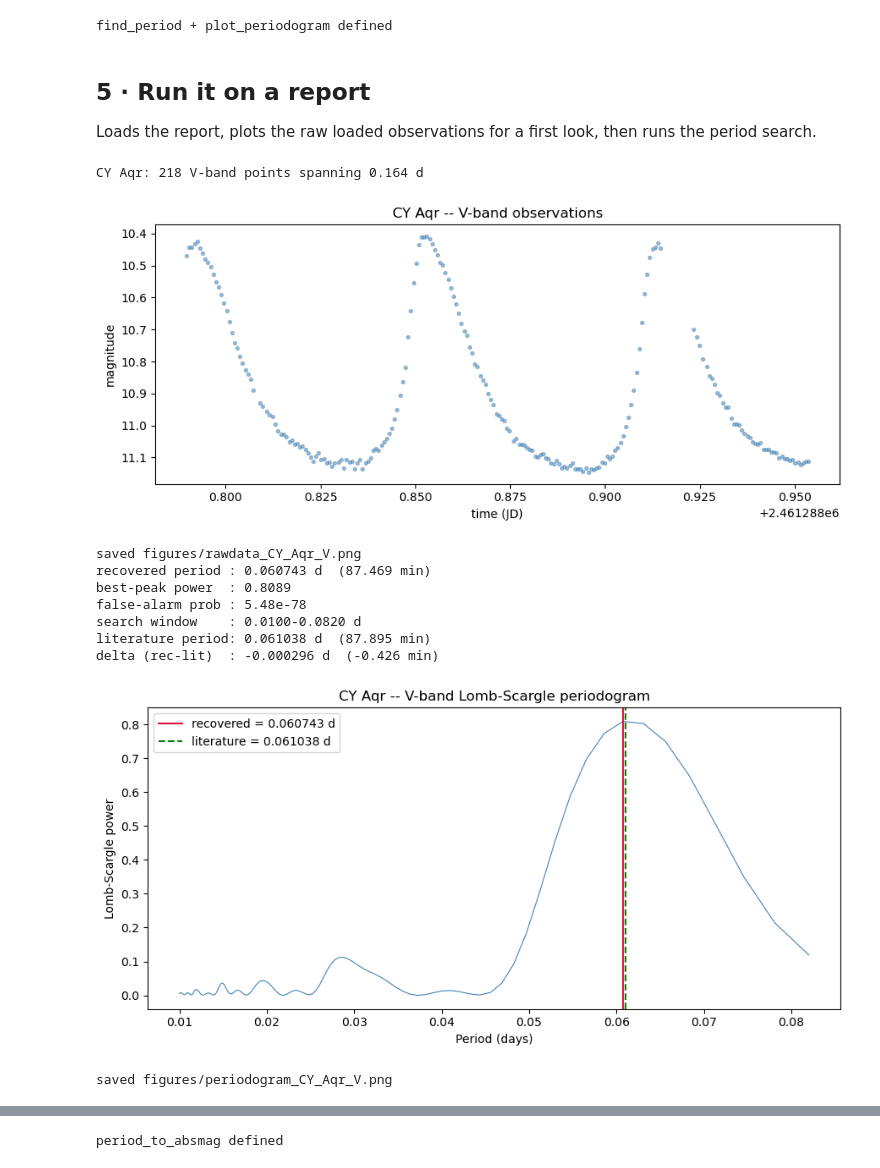
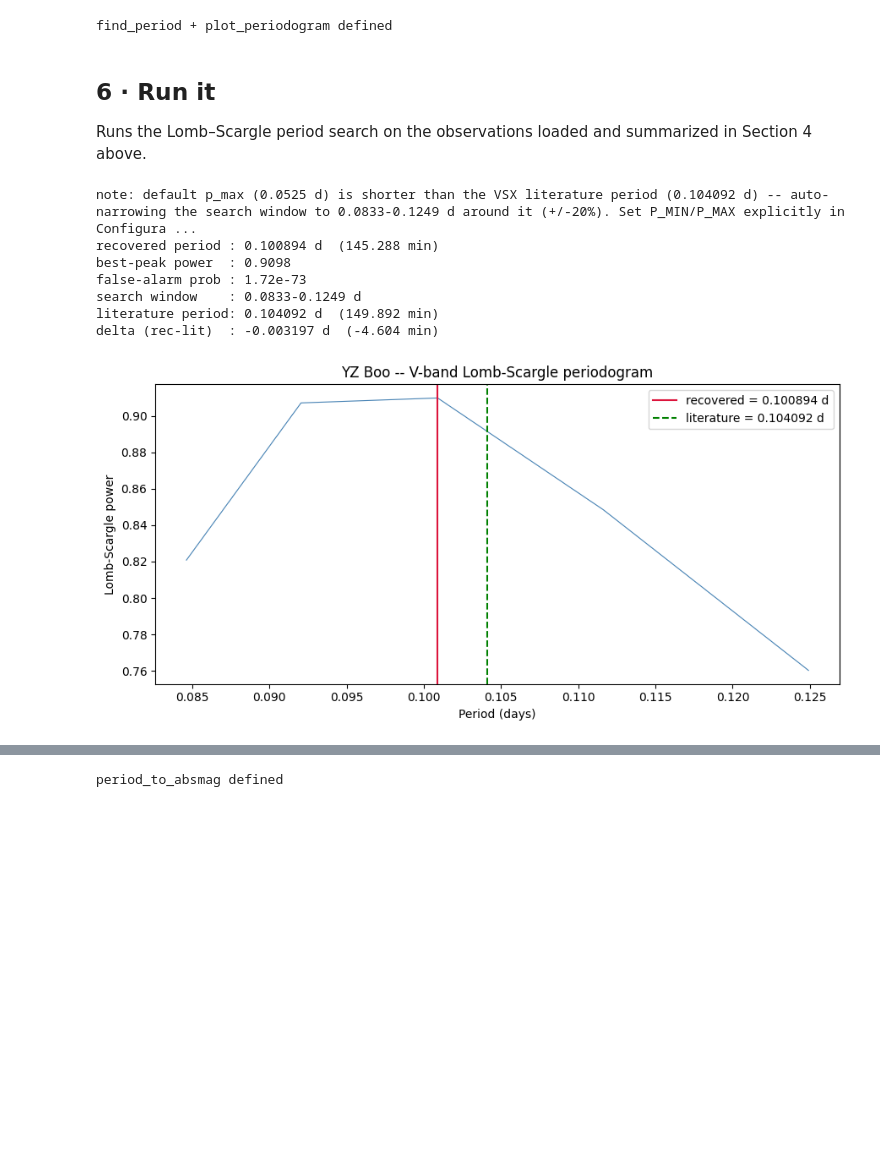
Before and after one commit to jeffrwatts/AstroPlannerData, a Jupyter notebook: variable_star_distance.ipynb, the cells around one changed output, grey strips where cells are left out. Cells and saved outputs as stored; diff of their text form; code cells hidden in the pictures; blank space fills up the shorter version.

```diff
--- a/variable_star_distance.ipynb
+++ b/variable_star_distance.ipynb
@@ -409,61 +611,54 @@ def plot_periodogram(diag, title, known_period=None):
 print("find_period + plot_periodogram defined")
 # %% [output]
 find_period + plot_periodogram defined
-# %% [markdown]
-## 5 · Run it on a report
-
-Loads the report, plots the raw loaded observations for a first look, then
-runs the period search.
+# %% [markdown]
+## 6 · Run it
+
+Runs the Lomb–Scargle period search on the observations loaded and
+summarized in Section 4 above.
 # %%
-df = load_aavso_report(REPORT_PATH)
-times, mags, meta = get_band_series(df, BAND, target_name=TARGET_NAME)
-label = STAR_LABEL or meta["target"]
-
-print(f"{meta['target']}: {meta['n_points']} {BAND}-band points"
-     + (f" spanning {times.max()-times.min():.3f} d" if meta["n_points"] else ""))
-
-if meta["n_points"] == 0:
-    print(f"No {BAND}-band points in this report to plot.")
-else:
-    fig, ax = plot_raw_data(times, mags, title=f"{label} -- {BAND}-band observations")
-    plt.show()
-    save_figure(fig, f"rawdata_{label}_{BAND}")
-
 if meta["n_points"] < 2:
     print(f"Not enough {BAND}-band points in this report to run Lomb-Scargle.")
 else:
+    p_min, p_max = P_MIN, P_MAX
+    if literature_period and p_min is None and p_max is None:
+        default_p_max = (times.max() - times.min()) / 2
+        if default_p_max < literature_period:
+            p_min = literature_period * (1 - P_SEARCH_HALF_WIDTH_FRAC)
+            p_max = literature_period * (1 + P_SEARCH_HALF_WIDTH_FRAC)
+            print(f"note: default p_max ({default_p_max:.4f} d) is shorter than the VSX literature "
+                 f"period ({literature_period:.6f} d) -- auto-narrowing the search window to "
+                 f"{p_min:.4f}-{p_max:.4f} d around it (+/-{P_SEARCH_HALF_WIDTH_FRAC*100:.0f}%). Set "
+                 f"P_MIN/P_MAX explicitly in Configuration to override this.")
+
     try:
-        period, diag = find_period(times, mags)
+        period, diag = find_period(times, mags, p_min=p_min, p_max=p_max)
     except ValueError as exc:
         period, diag = None, None
         print(f"Could not determine a period: {exc}")
 
     if diag is not None:
         print(f"recovered period : {period:.6f} d  ({period*1440:.3f} min)")
         print(f"best-peak power  : {diag['best_power']:.4f}")
         print(f"false-alarm prob : {diag['false_alarm_probability']:.2e}")
         print(f"search window    : {diag['p_min']:.4f}-{diag['p_max']:.4f} d")
-        if KNOWN_PERIOD:
-            delta = period - KNOWN_PERIOD
-            print(f"literature period: {KNOWN_PERIOD:.6f} d  ({KNOWN_PERIOD*1440:.3f} min)")
+        if literature_period:
+            delta = period - literature_period
+            print(f"literature period: {literature_period:.6f} d  ({literature_period*1440:.3f} min)")
             print(f"delta (rec-lit)  : {delta:+.6f} d  ({delta*1440:+.3f} min)")
 
         fig, ax = plot_periodogram(
             diag, title=f"{label} -- {BAND}-band Lomb-Scargle periodogram",
-            known_period=KNOWN_PERIOD,
+            known_period=literature_period,
         )
         plt.show()
-        save_figure(fig, f"periodogram_{label}_{BAND}")
 # %% [output]
-CY Aqr: 218 V-band points spanning 0.164 d
+note: default p_max (0.0525 d) is shorter than the VSX literature period (0.104092 d) -- auto-narrowing the search window to 0.0833-0.1249 d around it (+/-20%). Set P_MIN/P_MAX explicitly in Configura ...
+recovered period : 0.100894 d  (145.288 min)
+best-peak power  : 0.9098
+false-alarm prob : 1.72e-73
+search window    : 0.0833-0.1249 d
+literature period: 0.104092 d  (149.892 min)
+delta (rec-lit)  : -0.003197 d  (-4.604 min)
-[figure, old version]
+[figure, new version]
-saved figures/rawdata_CY_Aqr_V.png
-recovered period : 0.060743 d  (87.469 min)
-best-peak power  : 0.8089
-false-alarm prob : 5.48e-78
-search window    : 0.0100-0.0820 d
-literature period: 0.061038 d  (87.895 min)
-delta (rec-lit)  : -0.000296 d  (-0.426 min)
-[figure, removed]
-saved figures/periodogram_CY_Aqr_V.png
 # %% [markdown]
```
Also changed, not shown: parts of 22 cells of this notebook.
